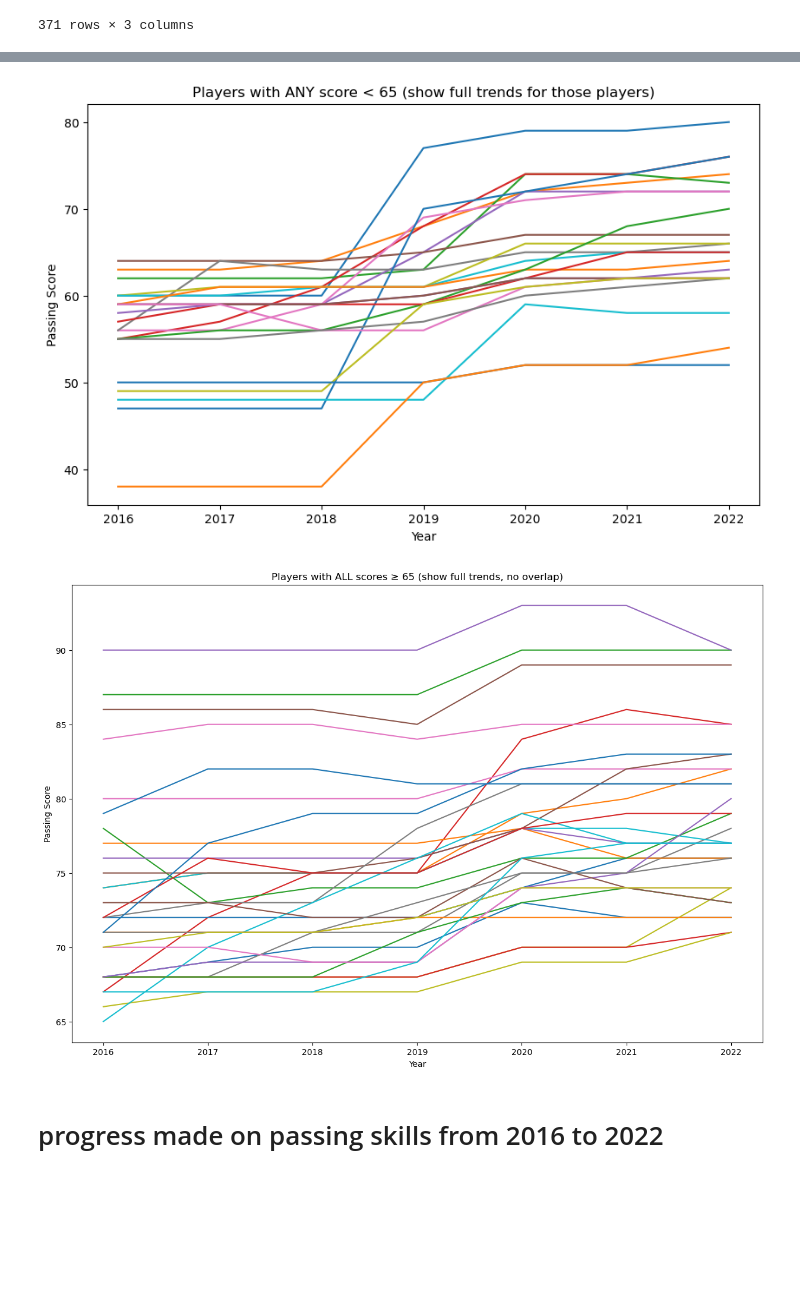
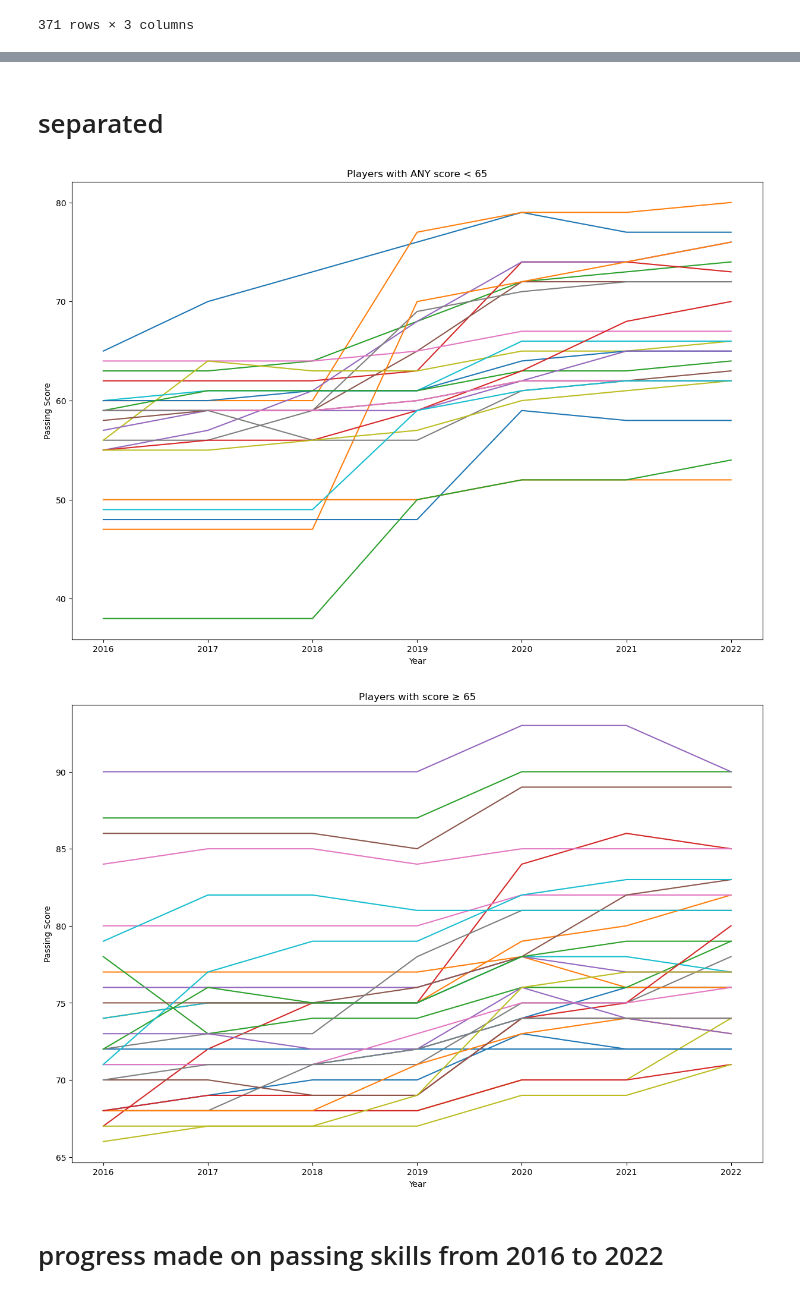
Before and after one commit to Cynthiah0503/qtm151fall2025, a Jupyter notebook: Final Project/final project.ipynb, the cells around one changed output, grey strips where cells are left out. Drawn from its saved outputs; the diff is of its cells as text; code cells hidden in the pictures; blank space fills up the shorter version.

```diff
--- a/Final Project/final project.ipynb
+++ b/Final Project/final project.ipynb
@@ -231,23 +200,0 @@ plt.show()
-# %%
-df_long["score"] = df_long["score"].astype(float)
-plt.figure(figsize=(10,6))
-
-threshold = 65
-
-
-for pid in df_long["sofifa_id"].unique():
-    all_years = df_long[df_long["sofifa_id"] == pid]
-    df_player_low  = all_years[all_years["score"] < threshold]
-
-#the meaniing of shape[0] is to check if there are any rows in the dataframe
-
-    if df_player_low.shape[0] > 0:
-        plt.plot(all_years["year"], all_years["score"])
-
-    else:
-        continue
-
-plt.title("Players with ANY score < 65 (show full trends for those players)")
-plt.xlabel("Year")
-plt.ylabel("Passing Score")
-plt.show()
@@ -258,8 +201,10 @@ SyntaxError: name 'df_player_low' is assigned to before global declaration (1680
+# %% [markdown]
+# separated
 # %%
 df_long["score"] = df_long["score"].astype(float)
 plt.figure(figsize=(15,10))
 
-threshold = 65
+threshold = 66
 
 #globla variable for storing graphed players
 players_with_low = set()
@@ -270,34 +215,34 @@ for pid in df_long["sofifa_id"].unique():
     df_player_low = all_years[all_years["score"] < threshold]
 
     # meaning of shape[0]: check if any rows exist
     if df_player_low.shape[0] > 0:
 
         #add players who have low scores that are already graphed to the set
         players_with_low.add(pid)
         plt.plot(all_years["year"], all_years["score"])
 
     else:
         continue
 
-plt.title("Players with ANY score < 65 (show full trends for those players)")
+plt.title("Players with ANY score < 65")
 plt.xlabel("Year")
 plt.ylabel("Passing Score")
 plt.show()
 
 
 plt.figure(figsize=(15,10))
 
 all_players = set(df_long["sofifa_id"].unique())
 players_high_only = all_players - players_with_low    # only players who never had a score below the threshold
 
 for pid in players_high_only:
     all_years = df_long[df_long["sofifa_id"] == pid]
     plt.plot(all_years["year"], all_years["score"])
 
-plt.title("Players with ALL scores ≥ 65 (show full trends, no overlap)")
+plt.title("Players with score ≥ 65")
 plt.xlabel("Year")
 plt.ylabel("Passing Score")
 plt.show()
 # %% [output]
-[figure, old version]
+[figure, new version]
-[figure, old version]
+[figure, new version]
```
Also changed, not shown: parts of 23 cells of this notebook, 1 other file.
